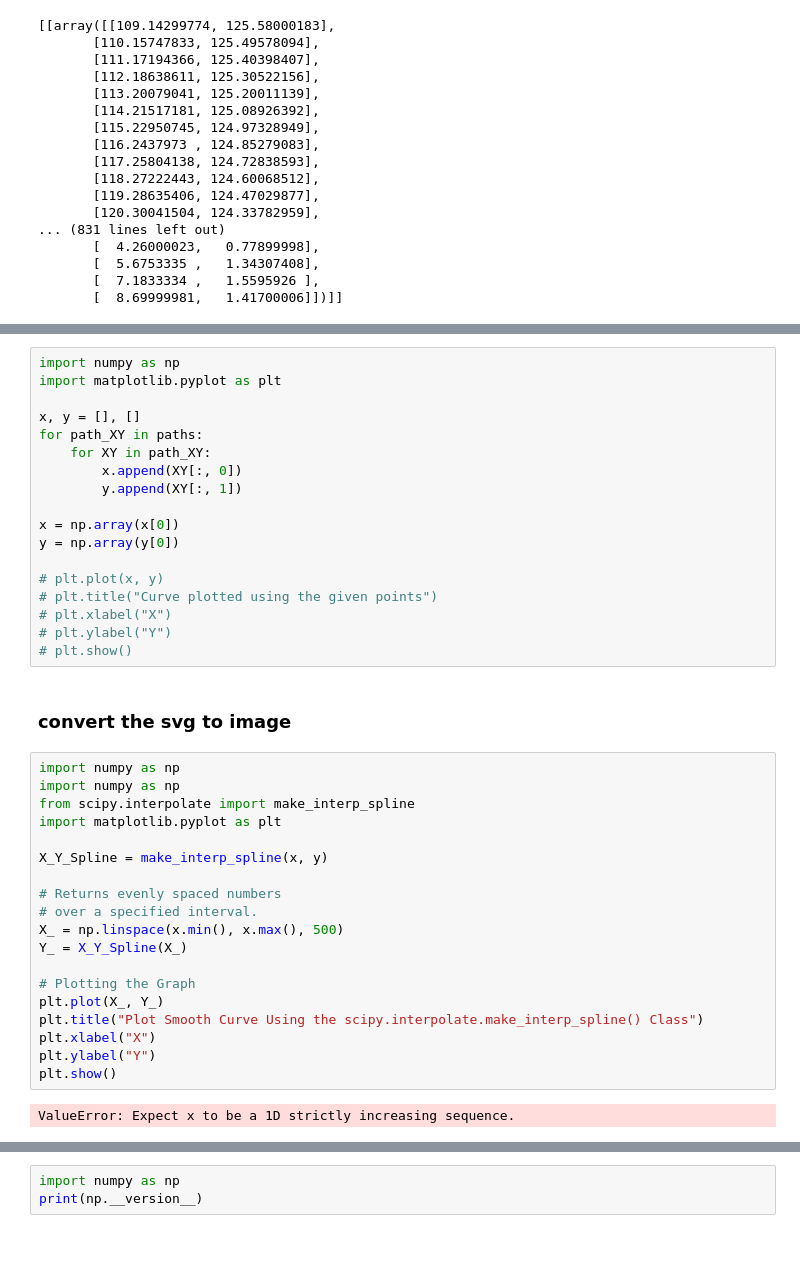
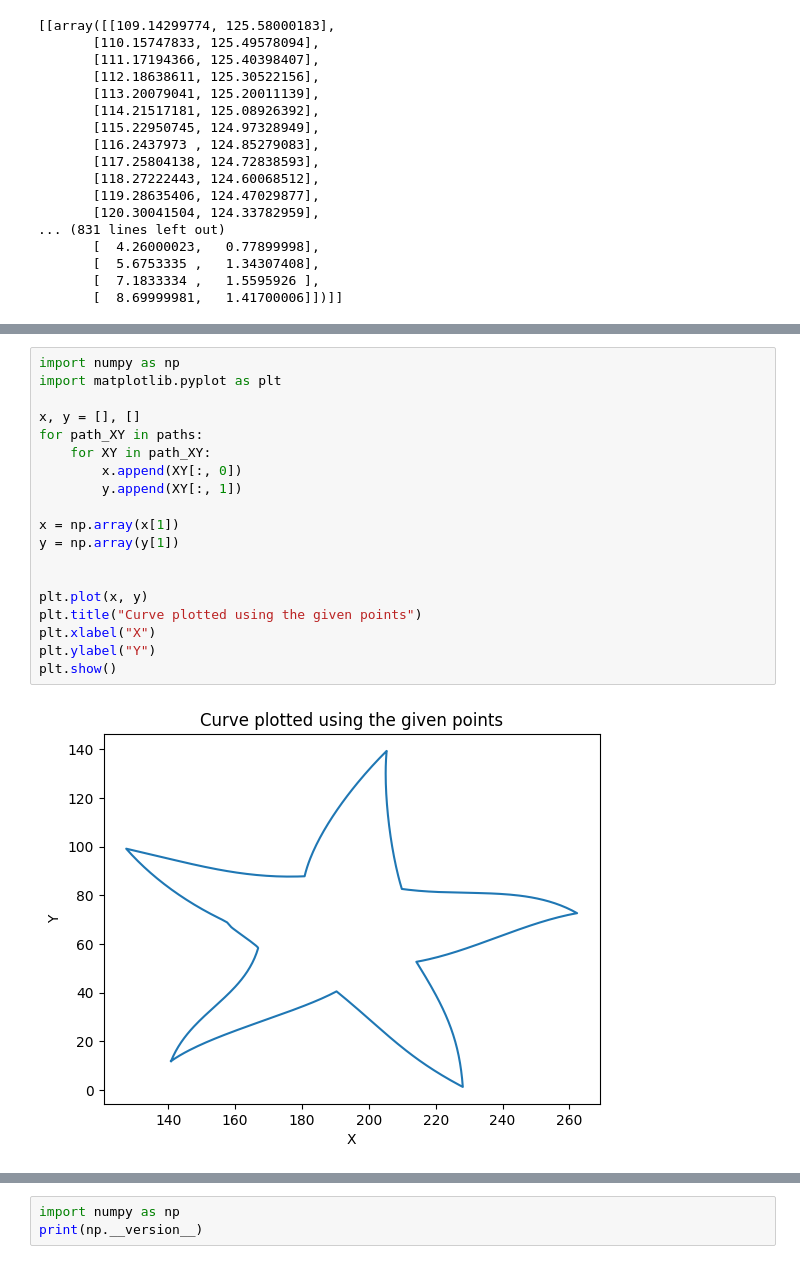
Before and after one commit to manushi1224/ADOBE_GEN_SOLVE, a Jupyter notebook: adobe_test/open_cv_test.ipynb, the cells around one changed output, grey strips where cells are left out. Saved outputs shown, nothing was run; the diff lists cells and outputs as text.

```diff
--- a/adobe_test/open_cv_test.ipynb
+++ b/adobe_test/open_cv_test.ipynb
@@ -44,41 +76,21 @@ print(paths)
 # %%
 import numpy as np
 import matplotlib.pyplot as plt
 
 x, y = [], []
 for path_XY in paths:
     for XY in path_XY:
         x.append(XY[:, 0])
         y.append(XY[:, 1])
 
-x = np.array(x[0])
-y = np.array(y[0])
+x = np.array(x[1])
+y = np.array(y[1])
 
-# plt.plot(x, y)
-# plt.title("Curve plotted using the given points")
-# plt.xlabel("X")
-# plt.ylabel("Y")
-# plt.show()
+
+plt.plot(x, y)
+plt.title("Curve plotted using the given points")
+plt.xlabel("X")
+plt.ylabel("Y")
+plt.show()
+# %% [output]
+[figure, added]
-# %% [markdown]
-### convert the svg to image
-# %%
-import numpy as np
-import numpy as np
-from scipy.interpolate import make_interp_spline
-import matplotlib.pyplot as plt
-
-X_Y_Spline = make_interp_spline(x, y)
-
-# Returns evenly spaced numbers
-# over a specified interval.
-X_ = np.linspace(x.min(), x.max(), 500)
-Y_ = X_Y_Spline(X_)
-
-# Plotting the Graph
-plt.plot(X_, Y_)
-plt.title("Plot Smooth Curve Using the scipy.interpolate.make_interp_spline() Class")
-plt.xlabel("X")
-plt.ylabel("Y")
-plt.show()
-# %% [output]
-ValueError: Expect x to be a 1D strictly increasing sequence.
```
Also changed, not shown: parts of 7 cells of this notebook, 3 other files.
